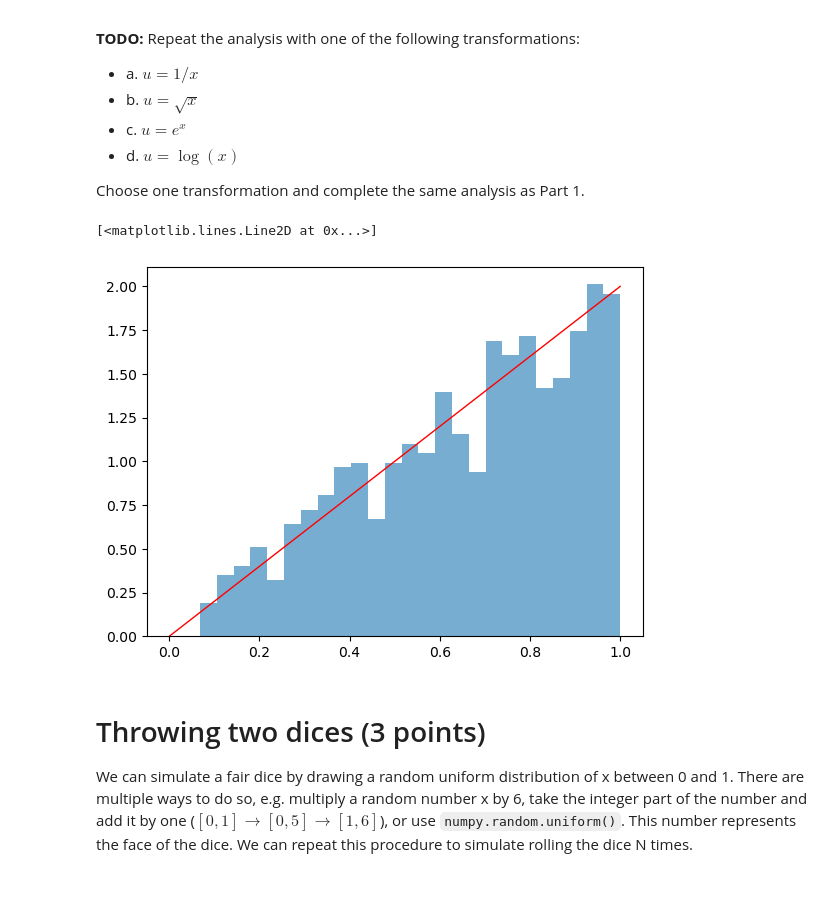
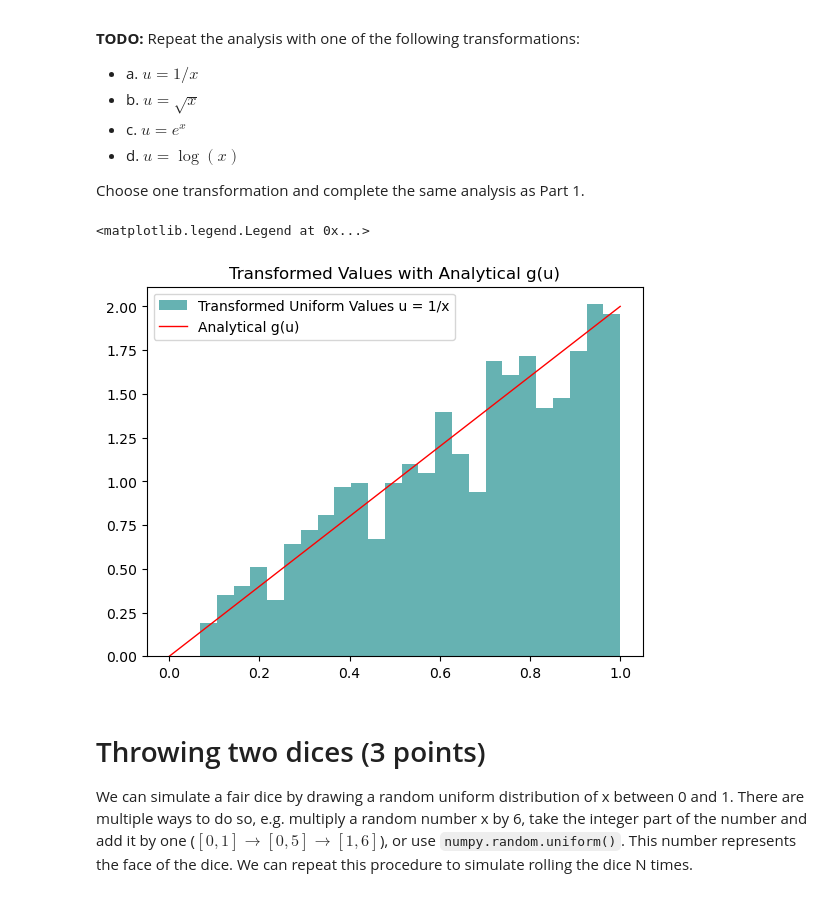
Before and after one commit to leoquintana4/Phys-434, a Jupyter notebook: PHYS434_Lab2.ipynb, the cells around one changed output. Saved outputs shown, nothing was run; the diff lists cells and outputs as text; code cells hidden in the pictures.

```diff
--- a/PHYS434_Lab2.ipynb
+++ b/PHYS434_Lab2.ipynb
@@ -86,26 +80,27 @@ plt.plot(u_values, g_u, 'g-', lw = 1, label = 'Analytical g(u)')
 Choose one transformation and complete the same analysis as Part 1.
 # %%
 # TODO: Choose one transformation function and repeat the analysis
-# 1. Apply the chosen transformation to the uniform samples
-# 2. Plot histogram of transformed values
-# 3. Derive and plot the analytical solution on the same graph
-# 4. Compare simulation with analytical prediction
 
 # my code:
+# Generate 1000 uniform random samples between 0 and 1
 np.random.seed(42)
 x = np.random.uniform(0, 1, 1000)
 
 # Apply transformation u = sqrt(x)
 u = np.sqrt(x)
 # Plot histogram of transformed values
-plt.hist(u, bins= 25, alpha=0.6, density=True, label ='Transformed Uniform Values u = 1/x')
+plt.hist(u, bins= 25, alpha=0.6, density=True, label ='Transformed Uniform Values u = 1/x', color='teal')
 
+# analytical solution from inverse transform
 u_values_2 = np.linspace(0, 1, 1000)
 g_u_2 = 2 * u_values_2
+# plot histogram of analytical solution g(u)
 plt.plot(u_values_2, g_u_2, 'r-', lw = 1, label = 'Analytical g(u)')
+plt.title('Transformed Values with Analytical g(u)')
+plt.legend()
 # %% [output]
-[<matplotlib.lines.Line2D at 0x...>]
+<matplotlib.legend.Legend at 0x...>
-[figure, old version]
+[figure, new version]
 # %% [markdown]
 # Throwing two dices (3 points)
 
```
Also changed, not shown: parts of 12 cells of this notebook, 13 other files.
